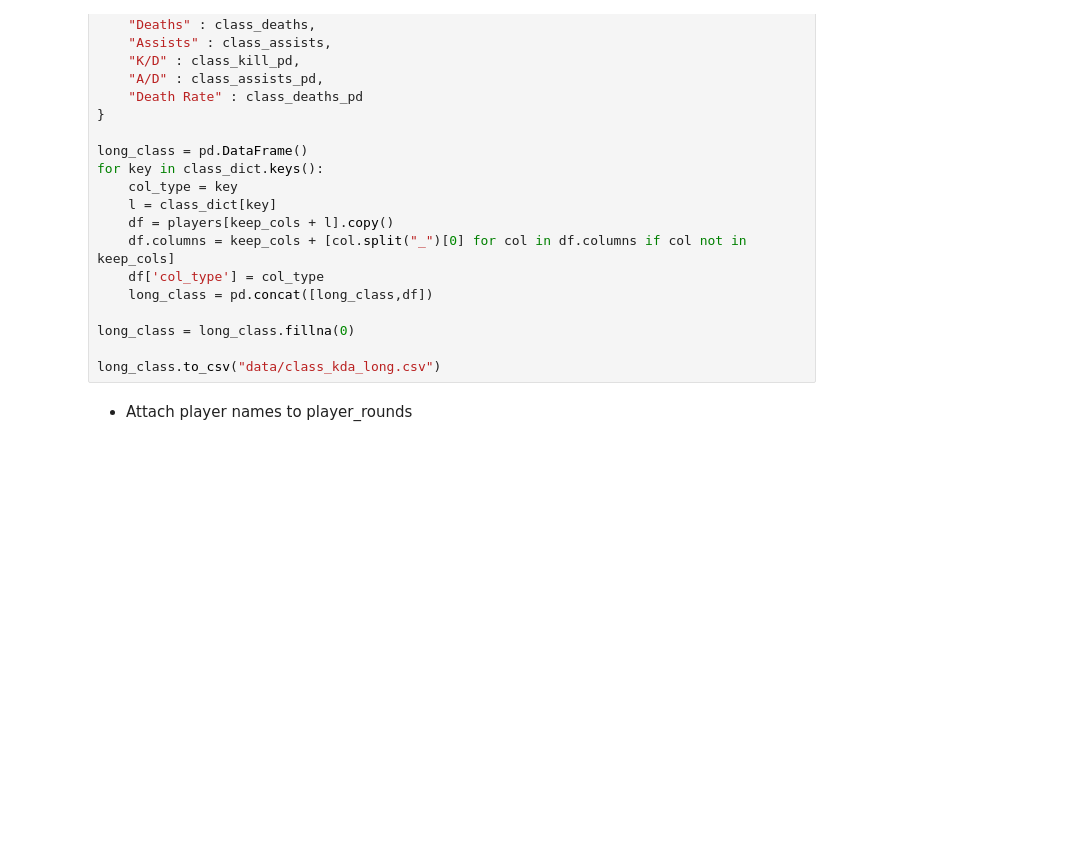
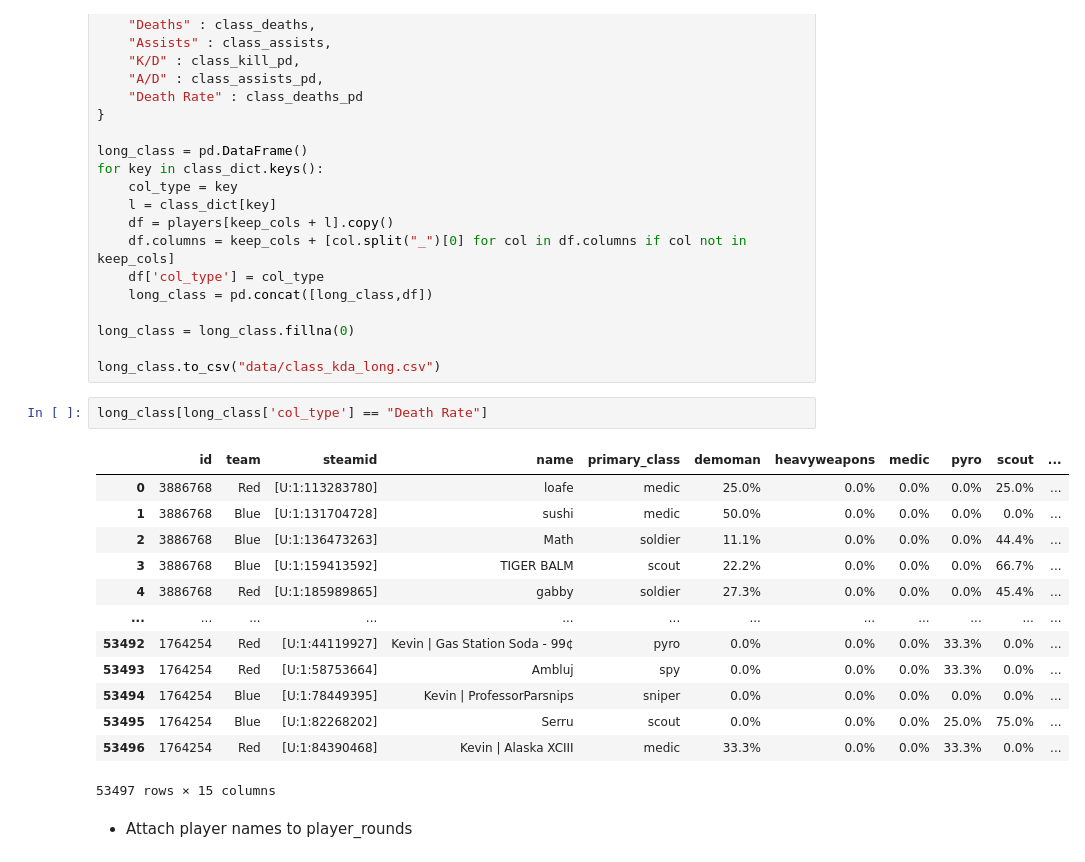
Before and after one commit to ebtrout/tf2_data_vis, a Jupyter notebook: datasets for vis.ipynb, the cells around one changed output. Saved outputs shown, nothing was run; the diff lists cells and outputs as text; blank space fills up the shorter version.

```diff
--- a/datasets for vis.ipynb
+++ b/datasets for vis.ipynb
@@ -243,6 +463,22 @@ for key in class_dict.keys():
 long_class = long_class.fillna(0)
 
 long_class.to_csv("data/class_kda_long.csv")
+# %%
+long_class[long_class['col_type'] == "Death Rate"]
+# %% [output]
+|  | id | team | steamid | name | primary_class | demoman | heavyweapons | medic | pyro | scout | ... |
+| 0 | 3886768 | Red | [U:1:113283780] | loafe | medic | 25.0% | 0.0% | 0.0% | 0.0% | 25.0% | ... |
+| 1 | 3886768 | Blue | [U:1:131704728] | sushi | medic | 50.0% | 0.0% | 0.0% | 0.0% | 0.0% | ... |
+| 2 | 3886768 | Blue | [U:1:136473263] | Math | soldier | 11.1% | 0.0% | 0.0% | 0.0% | 44.4% | ... |
+| 3 | 3886768 | Blue | [U:1:159413592] | TIGER BALM | scout | 22.2% | 0.0% | 0.0% | 0.0% | 66.7% | ... |
+| 4 | 3886768 | Red | [U:1:185989865] | gabby | soldier | 27.3% | 0.0% | 0.0% | 0.0% | 45.4% | ... |
+| ... | ... | ... | ... | ... | ... | ... | ... | ... | ... | ... | ... |
+| 53492 | 1764254 | Red | [U:1:44119927] | Kevin | Gas Station Soda - 99¢ | pyro | 0.0% | 0.0% | 0.0% | 33.3% | 0.0% | ... |
+| 53493 | 1764254 | Red | [U:1:58753664] | Ambluj | spy | 0.0% | 0.0% | 0.0% | 33.3% | 0.0% | ... |
+| 53494 | 1764254 | Blue | [U:1:78449395] | Kevin | ProfessorParsnips | sniper | 0.0% | 0.0% | 0.0% | 0.0% | 0.0% | ... |
+| 53495 | 1764254 | Blue | [U:1:82268202] | Serru | scout | 0.0% | 0.0% | 0.0% | 25.0% | 75.0% | ... |
+| 53496 | 1764254 | Red | [U:1:84390468] | Kevin | Alaska XCIII | medic | 33.3% | 0.0% | 0.0% | 33.3% | 0.0% | ... |
+53497 rows × 15 columns
 # %% [markdown]
 * Attach player names to player_rounds
 # %%
```
Also changed, not shown: parts of 41 cells of this notebook, 11 other files.
